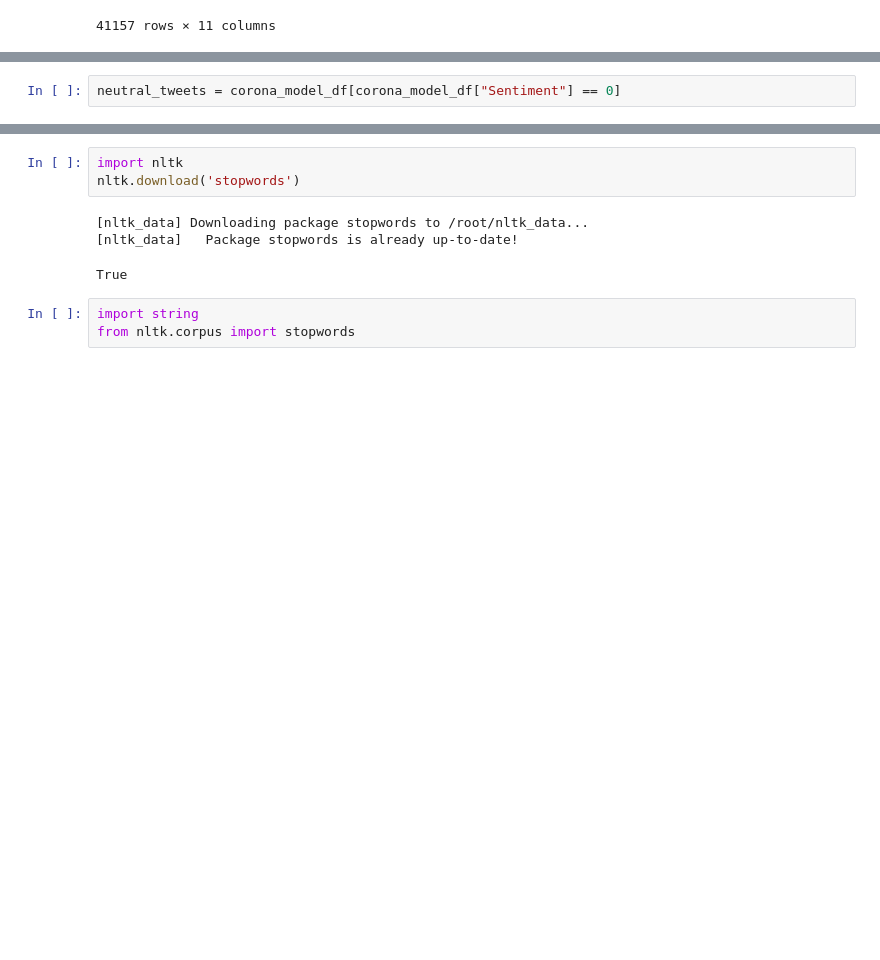
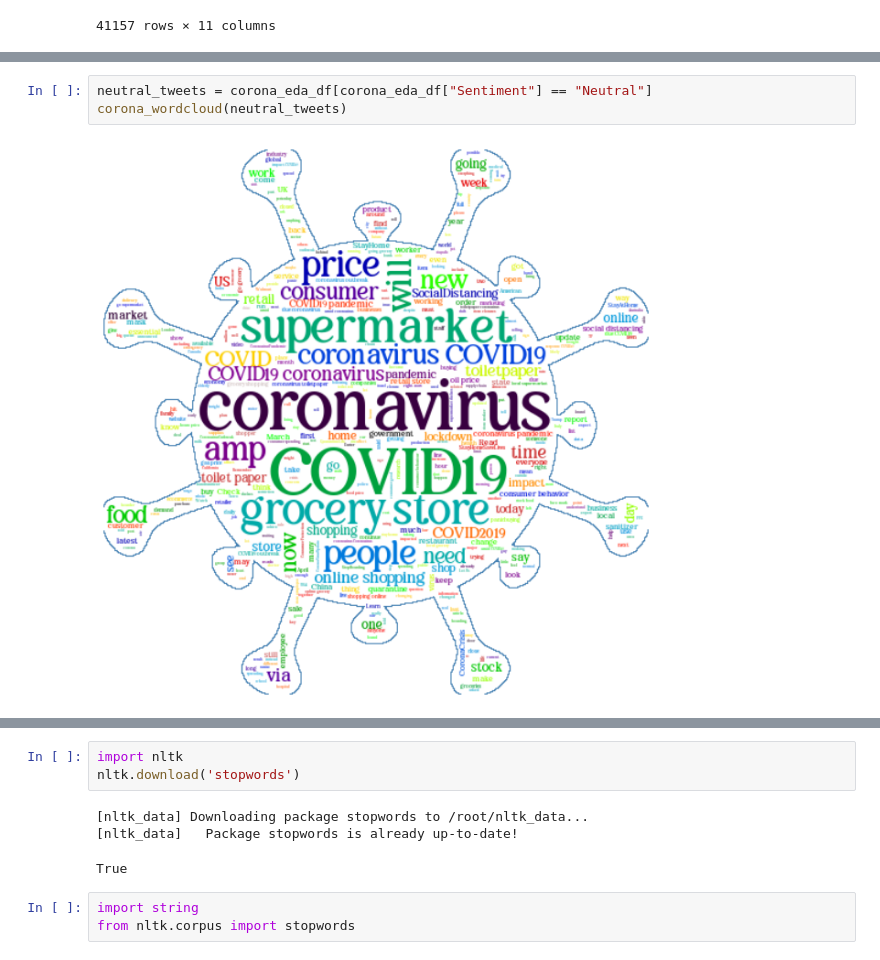
Before and after one commit to Yash1289/CoronaVirus_Tweet_Sentiment, a Jupyter notebook: Coronavirus_Tweet_Sentiment_Analysis_Capstone_Project.ipynb, the cells around one changed output, grey strips where cells are left out. Cells and saved outputs as stored; diff of their text form; blank space fills up the shorter version.

```diff
--- a/Coronavirus_Tweet_Sentiment_Analysis_Capstone_Project.ipynb
+++ b/Coronavirus_Tweet_Sentiment_Analysis_Capstone_Project.ipynb
@@ -395,2 +373,0 @@ corona_model_df = corona_model_df.replace(encoders_nums)
-# %%
-neutral_tweets = corona_model_df[corona_model_df["Sentiment"] == 0]
@@ -424,0 +422,5 @@ plt.show()
+# %%
+neutral_tweets = corona_eda_df[corona_eda_df["Sentiment"] == "Neutral"]
+corona_wordcloud(neutral_tweets)
+# %% [output]
+[figure, added]
```
Also changed, not shown: parts of 185 cells of this notebook.
